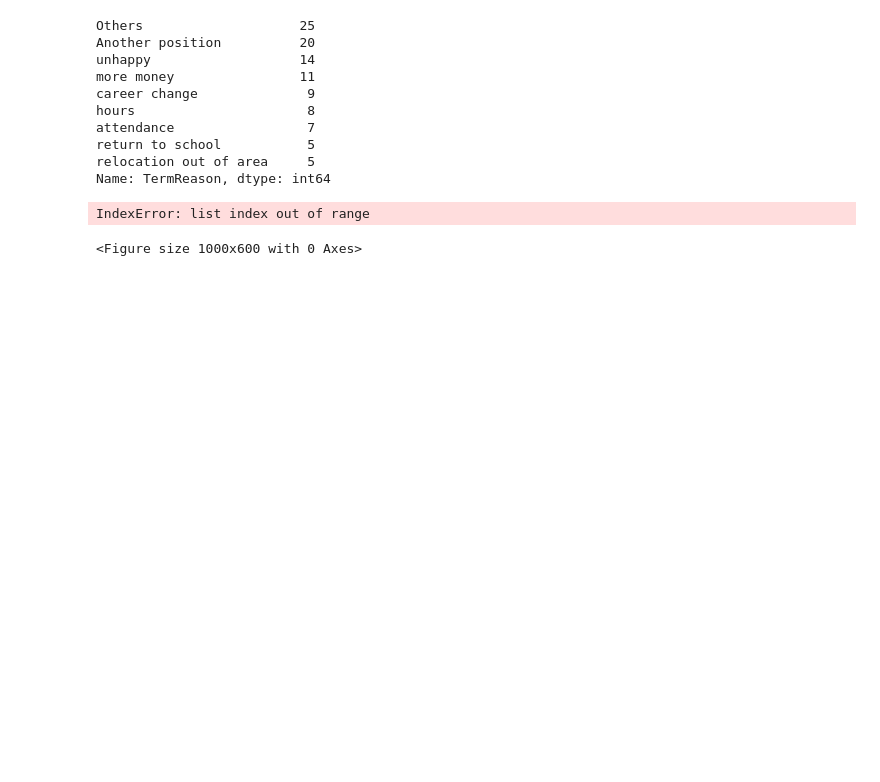
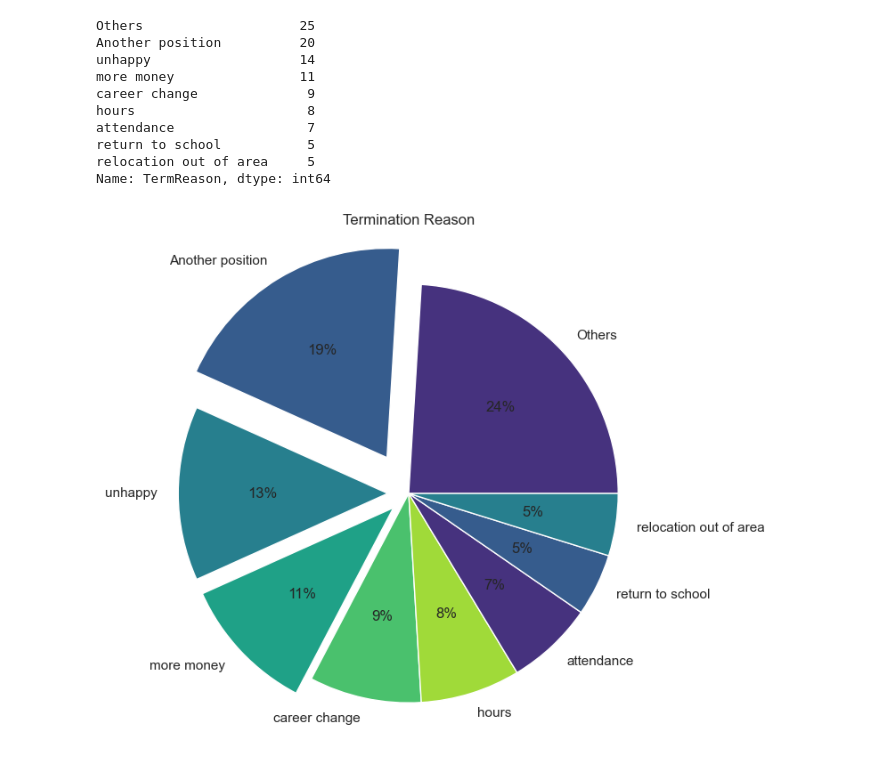
Before and after one commit to PaulBeBo/HackathonHR, a Jupyter notebook: scripts/HackathonHR_Paul.ipynb, the cells around one changed output. Saved outputs shown, nothing was run; the diff lists cells and outputs as text; code cells hidden in the pictures; blank space fills up the shorter version.

```diff
--- a/scripts/HackathonHR_Paul.ipynb
+++ b/scripts/HackathonHR_Paul.ipynb
@@ -496,29 +496,26 @@ return to school           5
 relocation out of area     5
 Name: TermReason, dtype: int64
 # %%
-#if we represent these data in a pie chart, this is how it will look like
 plt.figure(figsize=(10, 6))
 palette_color = sns.color_palette('viridis')
 
-# Count the occurrences of each category in 'TermReason' column
 term_reason_counts = df_terminated['TermReason'].value_counts()
 
 # Define the categories to explode
-explode_categories = ['Another Position', 'unhappy', 'more money']
+explode_categories = ['Another position', 'unhappy', 'more money']
 
 # Define the explosion levels for the specified categories
-explode_levels = [0.1, 0.2, 0.3]
+explode_levels = [0.2, 0.1, 0.1]
 
 # Create a list to store the explosion values for all categories
-explode = [explode_levels[i] if reason in explode_categories else 0 for i, reason in enumerate(term_reason_counts.index)]
+explode = [explode_levels[explode_categories.index(reason)] if reason in explode_categories else 0 for reason in term_reason_counts.index]
 
 # Plotting data on the chart
 plt.pie(term_reason_counts, labels=term_reason_counts.index, colors=palette_color, explode=explode, autopct='%.0f%%')
 
 plt.title('Termination Reason')
 
 # Displaying the chart
 plt.show()
 # %% [output]
-IndexError: list index out of range
-<Figure size 1000x600 with 0 Axes>
+[figure, added]
```
Also changed, not shown: parts of 16 cells of this notebook.
